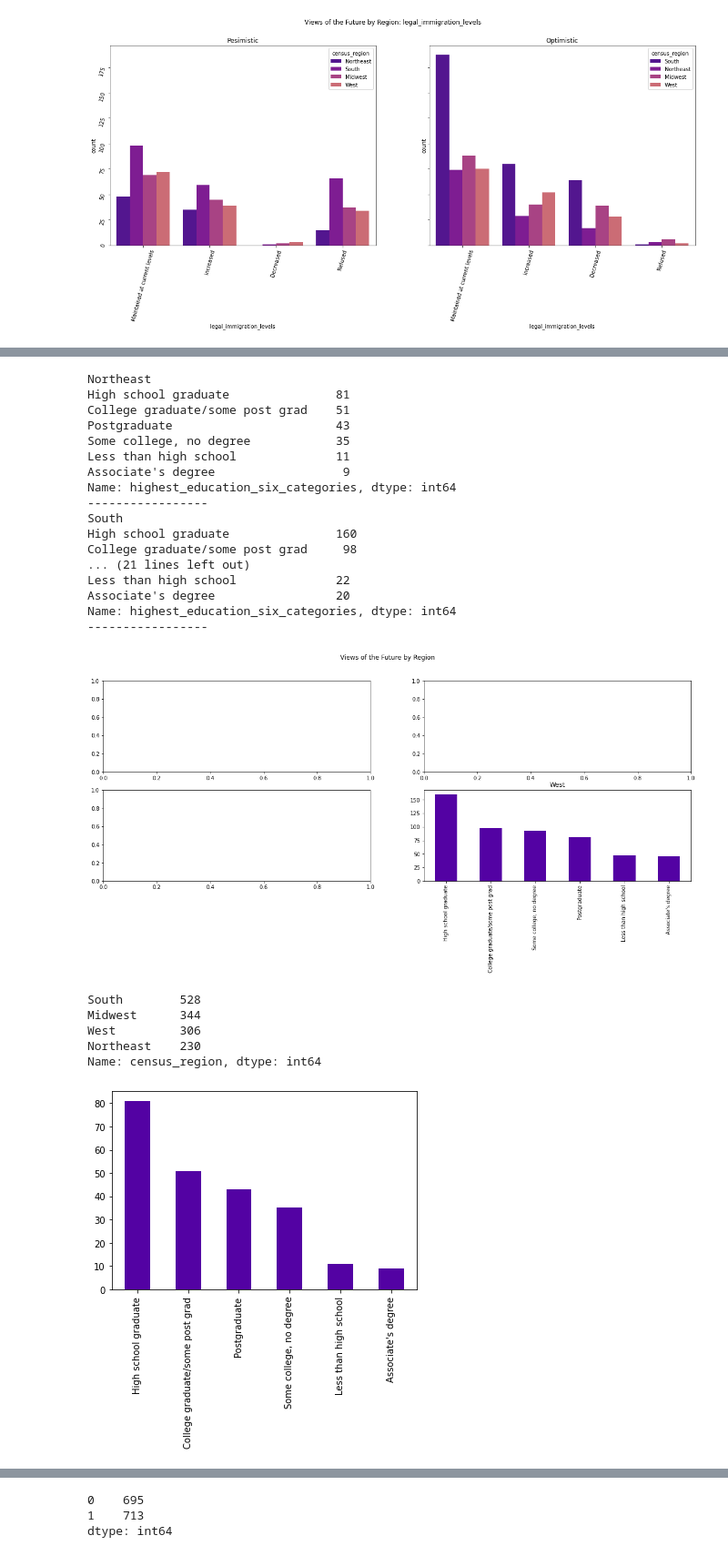
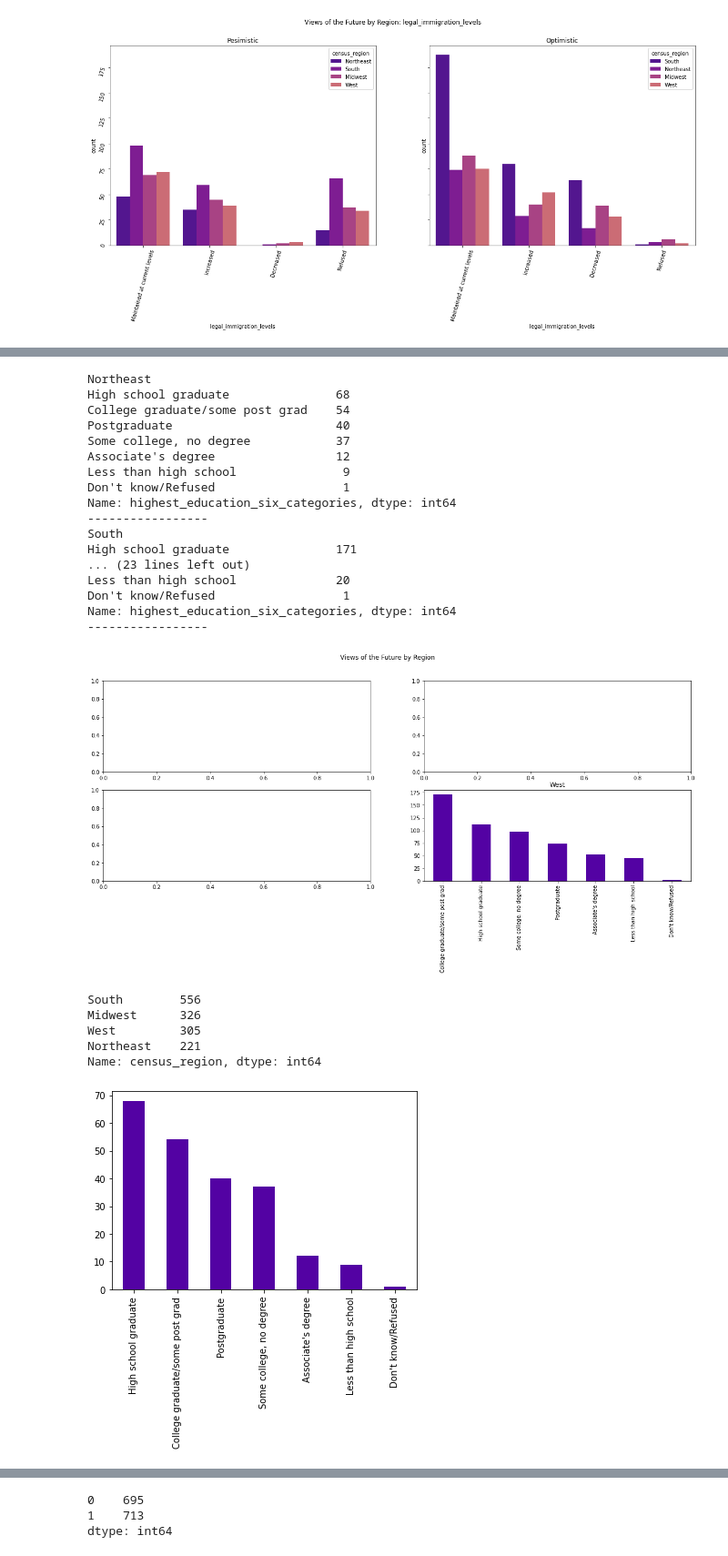
Before and after one commit to american-perspectives-capstone/american-attitudes, a Jupyter notebook: rough_notebooks/jasons_explore.ipynb, the cells around one changed output, grey strips where cells are left out. Shown at 91% size. Drawn from its saved outputs; the diff is of its cells as text; code cells hidden in the pictures.

```diff
--- a/rough_notebooks/jasons_explore.ipynb
+++ b/rough_notebooks/jasons_explore.ipynb
@@ -684,24 +724,24 @@ KeyError: 1.0
 # %%
 for region in df.census_region.unique():
     print(region)
-    print(train_region[train_region.census_region==region]['highest_education_six_categories'].value_counts())
+    print(train[train.census_region==region]['highest_education_six_categories'].value_counts())
     print('-----------------')
 # %% [output]
 Northeast
-High school graduate               81
-College graduate/some post grad    51
-Postgraduate                       43
-Some college, no degree            35
-Less than high school              11
-Associate's degree                  9
+High school graduate               68
+College graduate/some post grad    54
+Postgraduate                       40
+Some college, no degree            37
+Associate's degree                 12
+Less than high school               9
+Don't know/Refused                  1
 Name: highest_education_six_categories, dtype: int64
 -----------------
 South
-High school graduate               160
-College graduate/some post grad     98
-... (21 lines left out)
-Less than high school              22
-Associate's degree                 20
+High school graduate               171
+... (23 lines left out)
+Less than high school              20
+Don't know/Refused                  1
 Name: highest_education_six_categories, dtype: int64
 -----------------
 # %%
@@ -717,30 +757,30 @@ fig.suptitle(f'Views of the Future by Region')
 #plt.xticks(rotation=45)
 
 # First plot and its title
-axes[0,0]=train_region[train_region.census_region=='South']['highest_education_six_categories'].value_counts().plot(kind='bar').set_title('South')
+axes[0,0]=train[train.census_region=='South']['highest_education_six_categories'].value_counts().plot(kind='bar').set_title('South')
 #ax1.tick_params(labelrotation=75)
 
 # Second plot and its title
-axes[0,1]=train_region[train_region.census_region=='Northeast']['highest_education_six_categories'].value_counts().plot(kind='bar').set_title('Northeast')
+axes[0,1]=train[train.census_region=='Northeast']['highest_education_six_categories'].value_counts().plot(kind='bar').set_title('Northeast')
 #ax2 = tick_params(labelrotation=75)
 
 # Third plot and its title
-axes[1,0]=train_region[train_region.census_region=='Midwest']['highest_education_six_categories'].value_counts().plot(kind='bar').set_title('Midwest')
+axes[1,0]=train[train.census_region=='Midwest']['highest_education_six_categories'].value_counts().plot(kind='bar').set_title('Midwest')
 #ax2.tick_params(labelrotation=75)
 
 # Fourth plot and its title
-axes[1,1]=train_region[train_region.census_region=='West']['highest_education_six_categories'].value_counts().plot(kind='bar').set_title('West')
+axes[1,1]=train[train.census_region=='West']['highest_education_six_categories'].value_counts().plot(kind='bar').set_title('West')
 #ax3.tick_params(labelrotation=75)
 # %% [output]
-[figure, old version]
+[figure, new version]
 # %%
-train_region[train_region.census_region=='Northeast']['highest_education_six_categories'].value_counts().plot(kind='bar')
-print(train_region.census_region.value_counts())
+train[train.census_region=='Northeast']['highest_education_six_categories'].value_counts().plot(kind='bar')
+print(train.census_region.value_counts())
 # %% [output]
-South        528
-Midwest      344
-West         306
-Northeast    230
+South        556
+Midwest      326
+West         305
+Northeast    221
 Name: census_region, dtype: int64
-[figure, old version]
+[figure, new version]
 # %%
```
Also changed, not shown: parts of 61 cells of this notebook.
